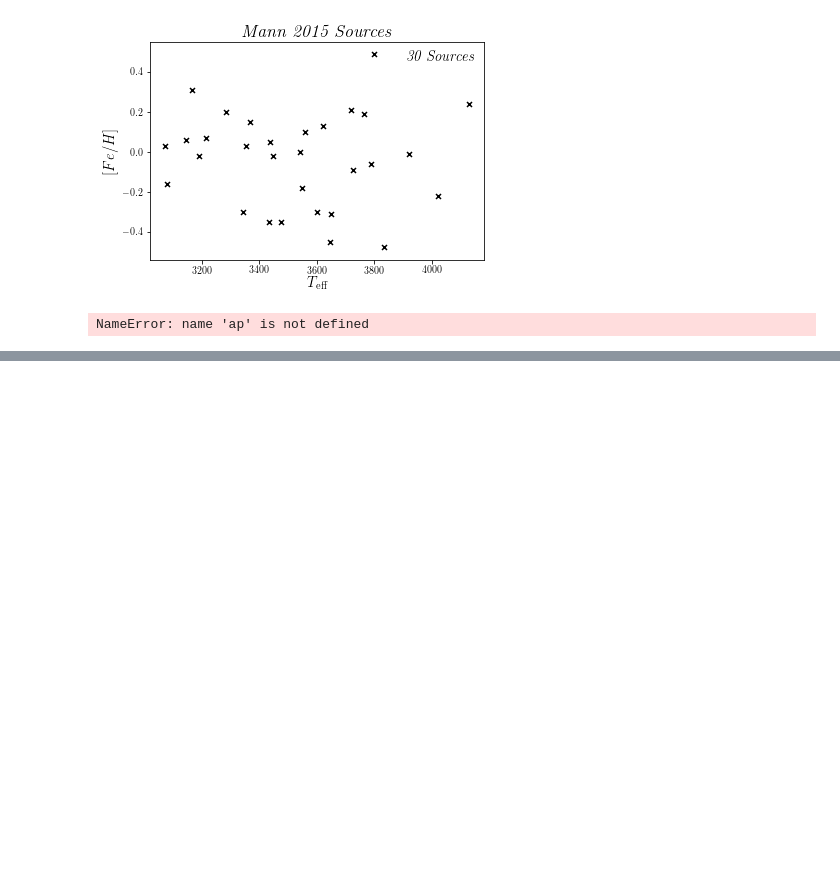
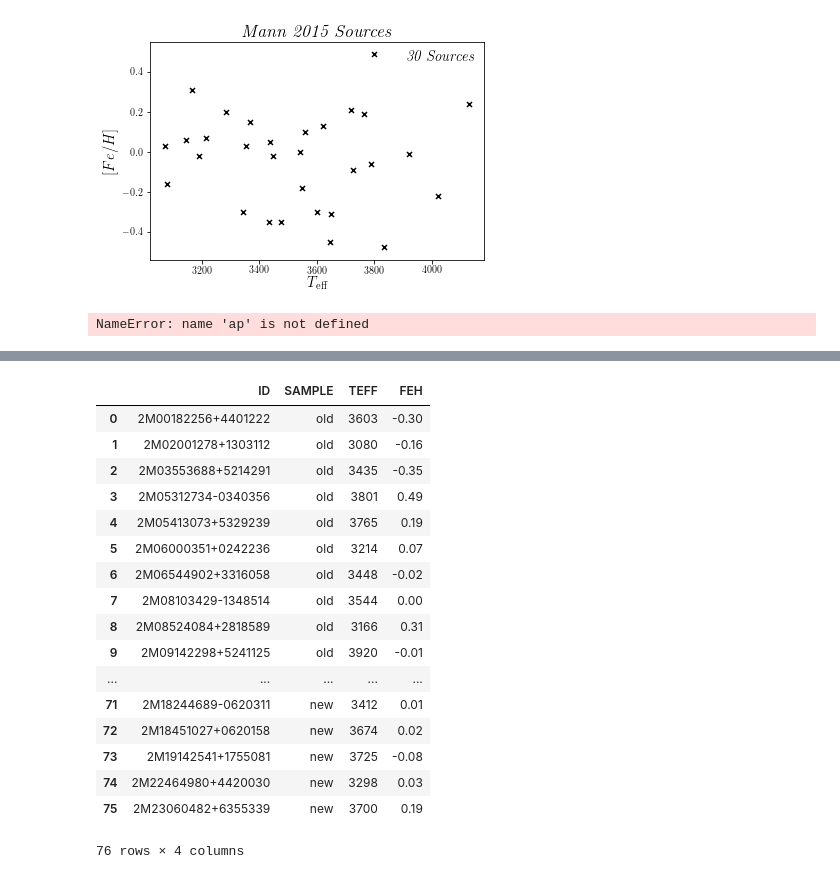
Before and after one commit to jbirky/Mdwarf_project, a Jupyter notebook: cannon_runs/0_mann_build_train_sample.ipynb, the cells around one changed output, grey strips where cells are left out. Drawn from its saved outputs; the diff is of its cells as text; code cells hidden in the pictures; blank space fills up the shorter version.

```diff
--- a/cannon_runs/0_mann_build_train_sample.ipynb
+++ b/cannon_runs/0_mann_build_train_sample.ipynb
@@ -231,0 +359,22 @@ df[30:80]
+# %%
+rfile = 'train_ref/bonus_ref_labels.csv'
+pd.read_csv(rfile)
+# %% [output]
+|  | ID | SAMPLE | TEFF | FEH |
+| 0 | 2M00182256+4401222 | old | 3603 | -0.30 |
+| 1 | 2M02001278+1303112 | old | 3080 | -0.16 |
+| 2 | 2M03553688+5214291 | old | 3435 | -0.35 |
+| 3 | 2M05312734-0340356 | old | 3801 | 0.49 |
+| 4 | 2M05413073+5329239 | old | 3765 | 0.19 |
+| 5 | 2M06000351+0242236 | old | 3214 | 0.07 |
+| 6 | 2M06544902+3316058 | old | 3448 | -0.02 |
+| 7 | 2M08103429-1348514 | old | 3544 | 0.00 |
+| 8 | 2M08524084+2818589 | old | 3166 | 0.31 |
+| 9 | 2M09142298+5241125 | old | 3920 | -0.01 |
+| ... | ... | ... | ... | ... |
+| 71 | 2M18244689-0620311 | new | 3412 | 0.01 |
+| 72 | 2M18451027+0620158 | new | 3674 | 0.02 |
+| 73 | 2M19142541+1755081 | new | 3725 | -0.08 |
+| 74 | 2M22464980+4420030 | new | 3298 | 0.03 |
+| 75 | 2M23060482+6355339 | new | 3700 | 0.19 |
+76 rows × 4 columns
```
Also changed, not shown: parts of 10 cells of this notebook, 7 other files.
